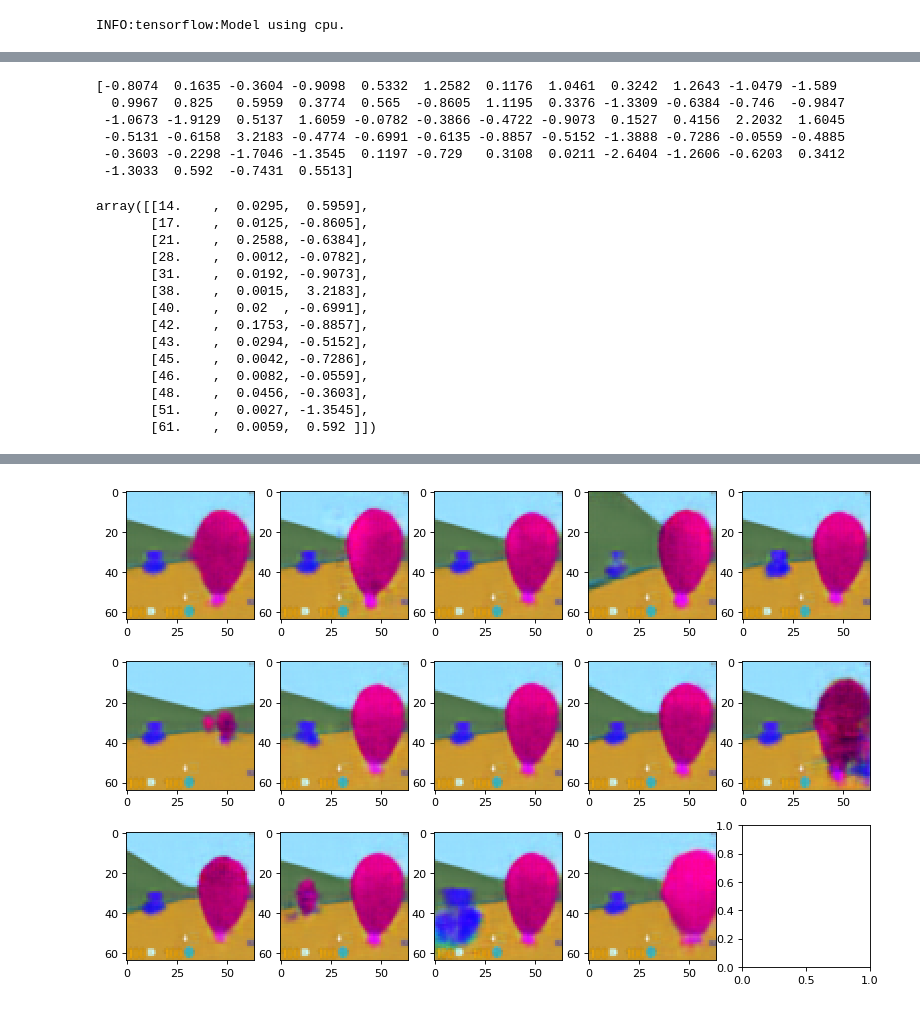
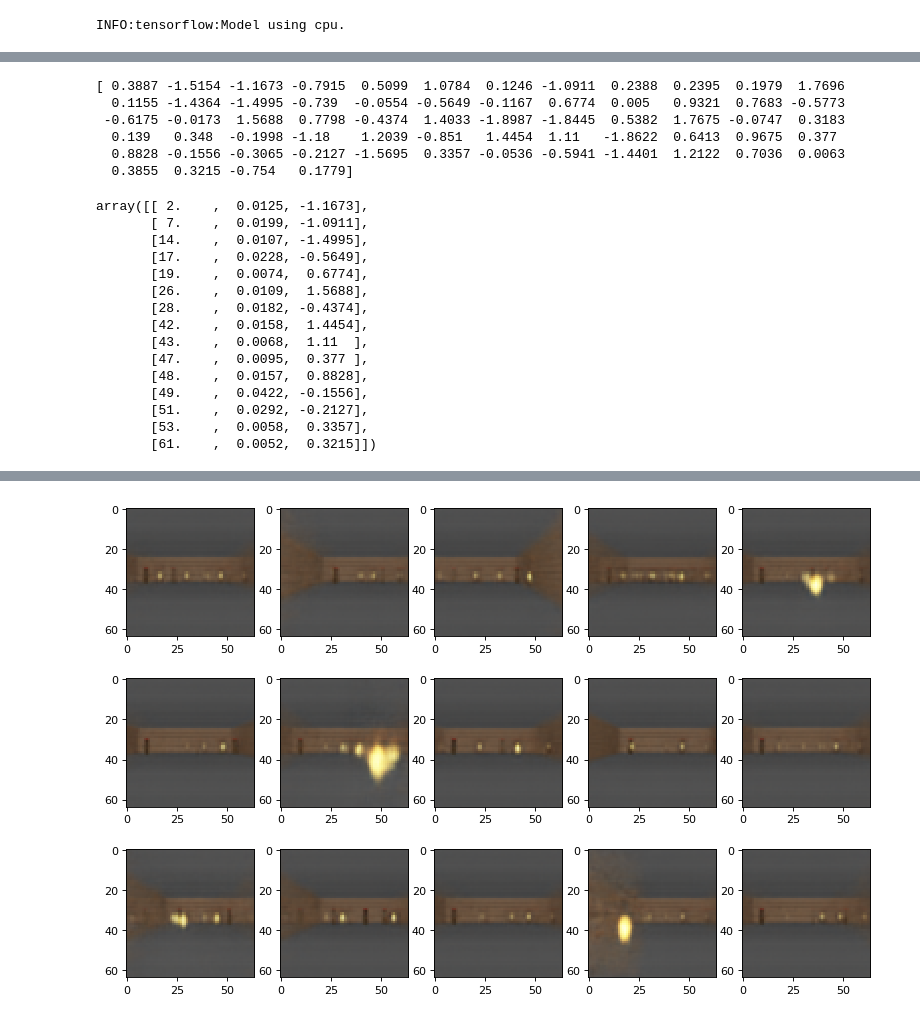
Before and after one commit to beeperman/WorldModelsExperiments, a Jupyter notebook: objects/test_vision.ipynb, the cells around one changed output, grey strips where cells are left out. Drawn from its saved outputs; the diff is of its cells as text; code cells hidden in the pictures.

```diff
--- a/objects/test_vision.ipynb
+++ b/objects/test_vision.ipynb
@@ -16,9 +16,9 @@ np.set_printoptions(precision=4, edgeitems=6, linewidth=100, suppress=True)
 # %%
 os.environ["CUDA_VISIBLE_DEVICES"]="-1" # disable GPU
 
-DATA_DIR = "train_record"
+DATA_DIR = "record"
 #model_path_name = "tf_models"
-model_path_name = "train_beta_vae"
+model_path_name = "tf_beta_vae"
 # NOTE: make sure you copy the vae model you want to test from tf_vae/vae.json to tf_models/vae.json
 
 z_size=64
@@ -34,13 +34,13 @@ obs.shape
 # %%
 frame = random.choice(obs).reshape(1, 64, 64, 3)
 # %%
-vae = BetaVAE(z_size=z_size,
+vae = ConvVAE(z_size=z_size,
               batch_size=1,
-              is_training=False,
+              is_training=True,
               reuse=tf.AUTO_REUSE,
               gpu_mode=False)
 
-vae.load_json(os.path.join(model_path_name, 'b50.0_0.json'))
+vae.load_json(os.path.join(model_path_name, 'vae1.json'))
 # %% [output]
 INFO:tensorflow:Model using cpu.
 # %%
@@ -65,62 +61,62 @@ vv = np.var(bb, axis=0)[0]
 tt = np.array([(i, vv[i], batch_z[0][i]) for i in range(len(vv)) if vv[i]<0.5])
 tt
 # %% [output]
-[-0.8074  0.1635 -0.3604 -0.9098  0.5332  1.2582  0.1176  1.0461  0.3242  1.2643 -1.0479 -1.589
-  0.9967  0.825   0.5959  0.3774  0.565  -0.8605  1.1195  0.3376 -1.3309 -0.6384 -0.746  -0.9847
- -1.0673 -1.9129  0.5137  1.6059 -0.0782 -0.3866 -0.4722 -0.9073  0.1527  0.4156  2.2032  1.6045
- -0.5131 -0.6158  3.2183 -0.4774 -0.6991 -0.6135 -0.8857 -0.5152 -1.3888 -0.7286 -0.0559 -0.4885
- -0.3603 -0.2298 -1.7046 -1.3545  0.1197 -0.729   0.3108  0.0211 -2.6404 -1.2606 -0.6203  0.3412
- -1.3033  0.592  -0.7431  0.5513]
+[ 0.3887 -1.5154 -1.1673 -0.7915  0.5099  1.0784  0.1246 -1.0911  0.2388  0.2395  0.1979  1.7696
+  0.1155 -1.4364 -1.4995 -0.739  -0.0554 -0.5649 -0.1167  0.6774  0.005   0.9321  0.7683 -0.5773
+ -0.6175 -0.0173  1.5688  0.7798 -0.4374  1.4033 -1.8987 -1.8445  0.5382  1.7675 -0.0747  0.3183
+  0.139   0.348  -0.1998 -1.18    1.2039 -0.851   1.4454  1.11   -1.8622  0.6413  0.9675  0.377
+  0.8828 -0.1556 -0.3065 -0.2127 -1.5695  0.3357 -0.0536 -0.5941 -1.4401  1.2122  0.7036  0.0063
+  0.3855  0.3215 -0.754   0.1779]
-array([[14.    ,  0.0295,  0.5959],
-       [17.    ,  0.0125, -0.8605],
-       [21.    ,  0.2588, -0.6384],
-       [28.    ,  0.0012, -0.0782],
-       [31.    ,  0.0192, -0.9073],
-       [38.    ,  0.0015,  3.2183],
-       [40.    ,  0.02  , -0.6991],
-       [42.    ,  0.1753, -0.8857],
-       [43.    ,  0.0294, -0.5152],
-       [45.    ,  0.0042, -0.7286],
-       [46.    ,  0.0082, -0.0559],
-       [48.    ,  0.0456, -0.3603],
-       [51.    ,  0.0027, -1.3545],
-       [61.    ,  0.0059,  0.592 ]])
+array([[ 2.    ,  0.0125, -1.1673],
+       [ 7.    ,  0.0199, -1.0911],
+       [14.    ,  0.0107, -1.4995],
+       [17.    ,  0.0228, -0.5649],
+       [19.    ,  0.0074,  0.6774],
+       [26.    ,  0.0109,  1.5688],
+       [28.    ,  0.0182, -0.4374],
+       [42.    ,  0.0158,  1.4454],
+       [43.    ,  0.0068,  1.11  ],
+       [47.    ,  0.0095,  0.377 ],
+       [48.    ,  0.0157,  0.8828],
+       [49.    ,  0.0422, -0.1556],
+       [51.    ,  0.0292, -0.2127],
+       [53.    ,  0.0058,  0.3357],
+       [61.    ,  0.0052,  0.3215]])
 # %%
 # show reconstruction #0bqckground 4blast- 8fireballontheleft 14fireballdist+ 17pos- 18background 23background 43background
 # 55back+blast- 62back 63back
 #z[0][17] = -0.27
 #i = 1
-vae.load_json(os.path.join(model_path_name, 'b50.0_0.json'))
+vae.load_json(os.path.join(model_path_name, 'vae.json'))
 batch_z = vae.encode(frame)
 bb = [vae.encode(frame) for i in range(50)]
 vv = np.var(bb, axis=0)[0]
 tt = np.array([(i, vv[i], batch_z[0][i]) for i in range(len(vv)) if vv[i]<0.5])
 
 index = np.array(tt[:,0],dtype=int)
 init_value = tt[:,2]
 
 fig, ax = plt.subplots(3,5, figsize=(12,8), dpi=80)
 def update(i):
     label = 'timestep {0}'.format(i)
     # Update the line and the axes (with a new xlabel). Return a tuple of
     # "artists" that have to be redrawn for this frame.
     for j in range(min([len(index), 15])):
-        z = np.copy(batch_z)
-        #z = np.zeros_like(batch_z)
-        z[0][index[j]] += i * 0.1
+        #z = np.copy(batch_z)
+        z = np.zeros_like(batch_z)
         #z[0][index[j]] = init_value[j] + (i - 0) * 0.1
-        #z[0][index[j]] = i * 0.1
+        z[0][index[j]] = i * 0.1
         ax[j//5, j%5].imshow(vae.decode(z)[0])
     return fig, ax
 
 #reconstruct = vae.decode(z)
 #plt.imshow(reconstruct[0])
 anim = FuncAnimation(fig, update, frames=np.arange(-15, 16), interval=100)
 #plt.show()
 HTML(anim.to_html5_video())
 # %% [output]
 [interactive output not drawn]
-[figure, old version]
+[figure, new version]
 # %%
 # show reconstruction #0bqckground 4blast- 8fireballontheleft 14fireballdist+ 17pos- 18background 23background 43background
 # 55back+blast- 62back 63back
```
Also changed, not shown: parts of 7 cells of this notebook, 5 other files.
